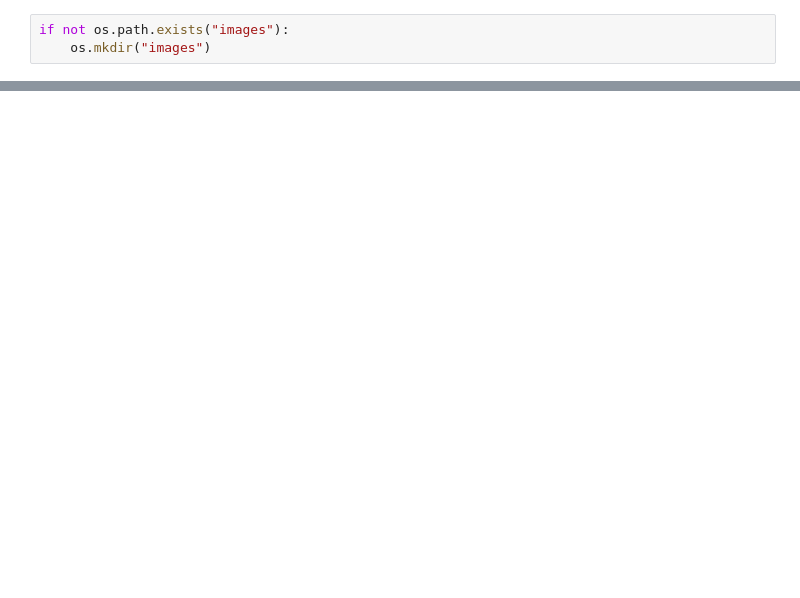
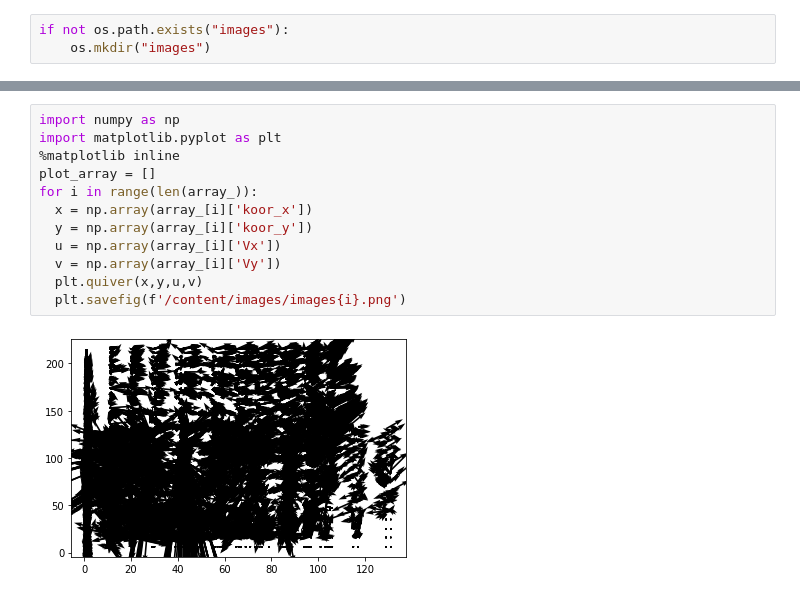
Before and after one commit to yfhkucing/RandomForestBMS, a Jupyter notebook: airflow_tn7.ipynb, the cells around one changed output, grey strips where cells are left out. Cells and saved outputs as stored; diff of their text form; blank space fills up the shorter version.

```diff
--- a/airflow_tn7.ipynb
+++ b/airflow_tn7.ipynb
@@ -69,0 +60,14 @@ Requirement already satisfied: kaleido in /usr/local/lib/python3.7/dist-packages
+# %%
+import numpy as np
+import matplotlib.pyplot as plt
+%matplotlib inline
+plot_array = []
+for i in range(len(array_)):
+  x = np.array(array_[i]['koor_x'])
+  y = np.array(array_[i]['koor_y'])
+  u = np.array(array_[i]['Vx'])
+  v = np.array(array_[i]['Vy'])
+  plt.quiver(x,y,u,v)
+  plt.savefig(f'/content/images/images{i}.png')
+# %% [output]
+[figure, added]
```
Also changed, not shown: parts of 4 cells of this notebook.
